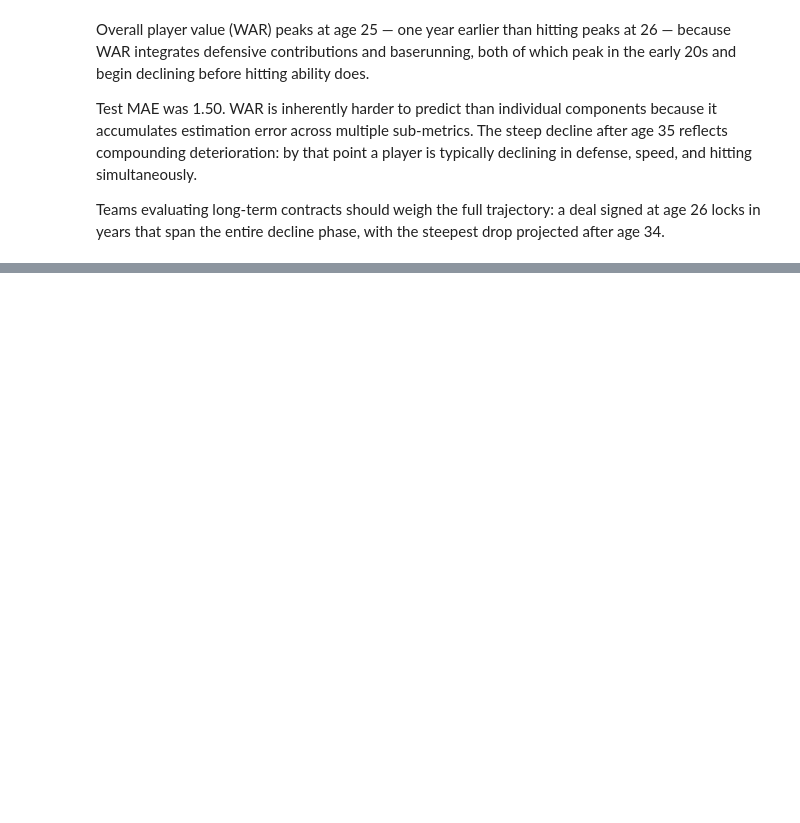
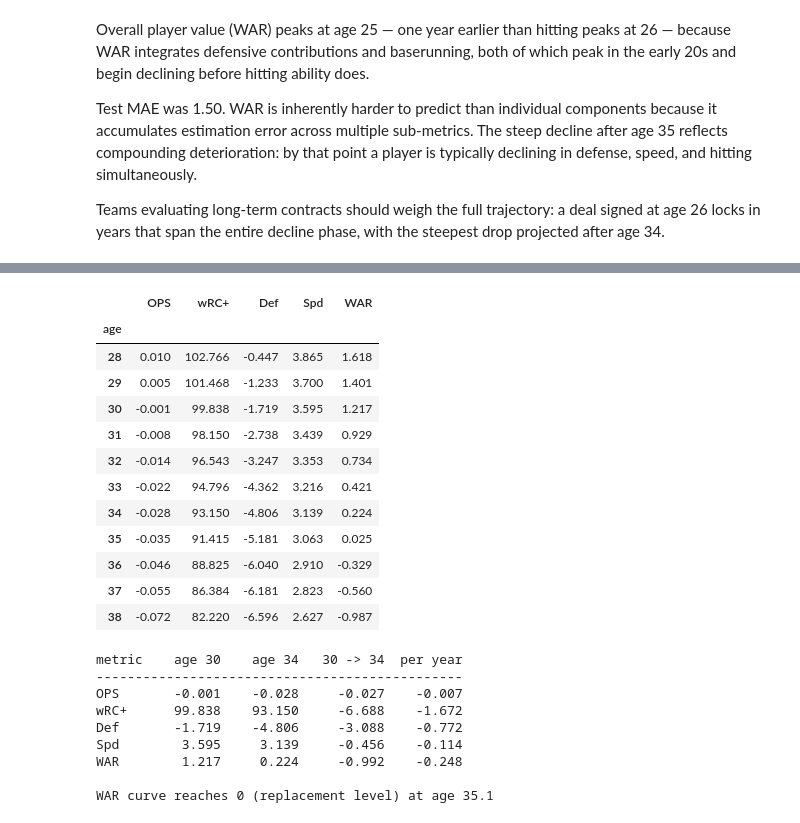
Before and after one commit to Jack1021ohoh/MLB_Position_Player_Aging_Analysis, a Jupyter notebook: GAM.ipynb, the cells around one changed output, grey strips where cells are left out. Drawn from its saved outputs; the diff is of its cells as text; code cells hidden in the pictures; blank space fills up the shorter version.

```diff
--- a/GAM.ipynb
+++ b/GAM.ipynb
@@ -127,0 +138,11 @@ Test MAE was 0.986. Because the decline begins so early and is so consistent, a
+# %%
+# Which "peaks" are turning points, and which are just the edge of the data?
+print(f"{'metric':6s} {'peak age':>9s} {'youngest':>9s} {'rise to peak':>13s}  interior?")
+print("-" * 55)
+
+for name, result in results.items():
+    curve = result.curve
+    youngest = curve.by_age.index.min()
+    rise = result.peak_value - curve.value_at(youngest)
+    verdict = "no -- left edge" if curve.peaks_at_left_edge else "yes"
+    print(f"{name:6s} {result.peak_age:9.3f} {youngest:9.3f} {rise:13.4f}  {verdict}")
@@ -145,0 +193,46 @@ Teams evaluating long-term contracts should weigh the full trajectory: a deal si
+# %%
+import pandas as pd
+
+CONTRACT_AGES = range(28, 39)
+
+schedule = pd.DataFrame(
+    {name: [result.curve.value_at(age) for age in CONTRACT_AGES]
+     for name, result in results.items()},
+    index=pd.Index(CONTRACT_AGES, name="age"),
+)
+display(schedule.round(3))
+
+print(f"\n{'metric':6s} {'age 30':>9s} {'age 34':>9s} {'30 -> 34':>10s} {'per year':>9s}")
+print("-" * 47)
+for name, result in results.items():
+    drop = result.curve.change_between(30, 34)
+    print(f"{name:6s} {result.curve.value_at(30):9.3f} {result.curve.value_at(34):9.3f} "
+          f"{drop:10.3f} {drop / 4:9.3f}")
+
+# Where does the average player stop being worth a roster spot?
+war = results["WAR"].curve
+crossing = next((age for age in np.arange(30, 40, 0.05) if war.value_at(age) <= 0), None)
+print(f"\nWAR curve reaches 0 (replacement level) at age {crossing:.1f}")
+# %% [output]
+|  | OPS | wRC+ | Def | Spd | WAR |
+| age |  |  |  |  |  |
+| 28 | 0.010 | 102.766 | -0.447 | 3.865 | 1.618 |
+| 29 | 0.005 | 101.468 | -1.233 | 3.700 | 1.401 |
+| 30 | -0.001 | 99.838 | -1.719 | 3.595 | 1.217 |
+| 31 | -0.008 | 98.150 | -2.738 | 3.439 | 0.929 |
+| 32 | -0.014 | 96.543 | -3.247 | 3.353 | 0.734 |
+| 33 | -0.022 | 94.796 | -4.362 | 3.216 | 0.421 |
+| 34 | -0.028 | 93.150 | -4.806 | 3.139 | 0.224 |
+| 35 | -0.035 | 91.415 | -5.181 | 3.063 | 0.025 |
+| 36 | -0.046 | 88.825 | -6.040 | 2.910 | -0.329 |
+| 37 | -0.055 | 86.384 | -6.181 | 2.823 | -0.560 |
+| 38 | -0.072 | 82.220 | -6.596 | 2.627 | -0.987 |
+metric    age 30    age 34   30 -> 34  per year
+-----------------------------------------------
+OPS       -0.001    -0.028     -0.027    -0.007
+wRC+      99.838    93.150     -6.688    -1.672
+Def       -1.719    -4.806     -3.088    -0.772
+Spd        3.595     3.139     -0.456    -0.114
+WAR        1.217     0.224     -0.992    -0.248
+
+WAR curve reaches 0 (replacement level) at age 35.1
```
Also changed, not shown: parts of 3 cells of this notebook, 5 other files.
